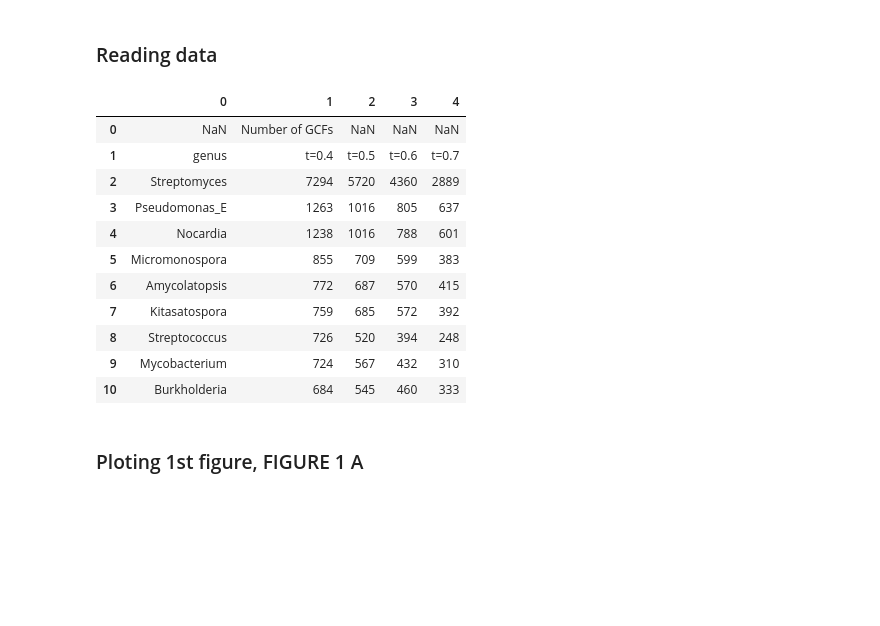
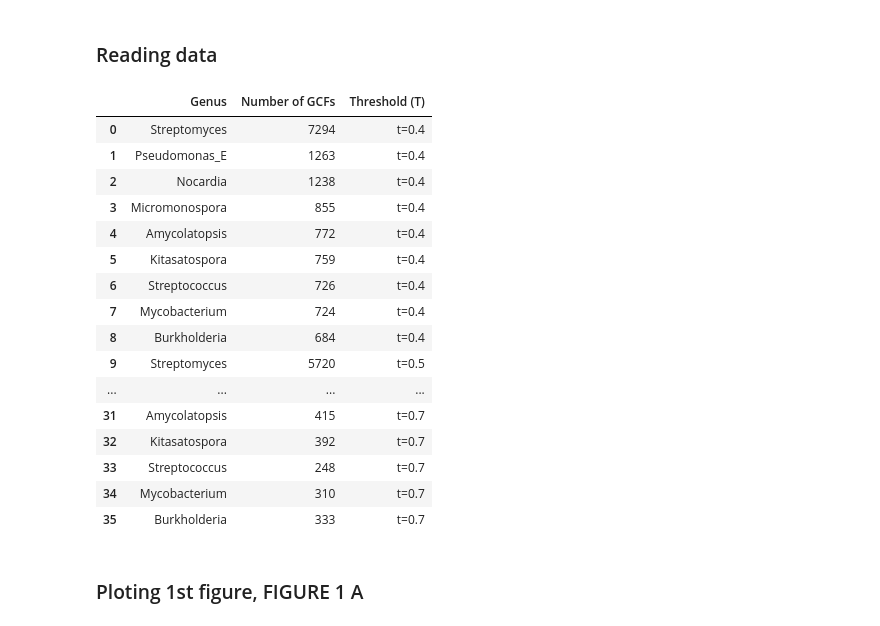
Before and after one commit to SinaBerkGolech/Metabolomics_Seminar_Topic_10, a Jupyter notebook: Figure_1/Figure_1.ipynb, the cells around one changed output. Saved outputs shown, nothing was run; the diff lists cells and outputs as text; code cells hidden in the pictures; blank space fills up the shorter version.

```diff
--- a/Figure_1/Figure_1.ipynb
+++ b/Figure_1/Figure_1.ipynb
@@ -18,21 +18,6 @@ from matplotlib_venn import venn2
 table_1_A = pd.read_excel("Table_1.xlsx", sheet_name="Fig1 panel a", header=None)
 table_1_B = pd.read_excel("Table_1.xlsx", sheet_name="Fig1 panel b", header=None)
 table_1_C = pd.read_excel("Table_1.xlsx", sheet_name="Fig1 panel c", header=None)
-# %%
-table_1_A
-# %% [output]
-|  | 0 | 1 | 2 | 3 | 4 |
-| 0 | NaN | Number of GCFs | NaN | NaN | NaN |
-| 1 | genus | t=0.4 | t=0.5 | t=0.6 | t=0.7 |
-| 2 | Streptomyces | 7294 | 5720 | 4360 | 2889 |
-| 3 | Pseudomonas_E | 1263 | 1016 | 805 | 637 |
-| 4 | Nocardia | 1238 | 1016 | 788 | 601 |
-| 5 | Micromonospora | 855 | 709 | 599 | 383 |
-| 6 | Amycolatopsis | 772 | 687 | 570 | 415 |
-| 7 | Kitasatospora | 759 | 685 | 572 | 392 |
-| 8 | Streptococcus | 726 | 520 | 394 | 248 |
-| 9 | Mycobacterium | 724 | 567 | 432 | 310 |
-| 10 | Burkholderia | 684 | 545 | 460 | 333 |
 # %%
 table_1_A.columns = table_1_A.iloc[1].values
 
@@ -53,6 +38,26 @@ newdf = newdf.reset_index(drop=True)
 for i in range(1,4):
     newdf.loc[i*9:((i+1)*9)-1,["Number of GCFs"]] = df[df.columns[i+1]].values.reshape((-1,1))
     newdf.loc[i*9:((i+1)*9)-1,["Threshold (T)"]] = np.array([df.columns[i+1]]*9).reshape((-1,1))
+# %%
+newdf
+# %% [output]
+|  | Genus | Number of GCFs | Threshold (T) |
+| 0 | Streptomyces | 7294 | t=0.4 |
+| 1 | Pseudomonas_E | 1263 | t=0.4 |
+| 2 | Nocardia | 1238 | t=0.4 |
+| 3 | Micromonospora | 855 | t=0.4 |
+| 4 | Amycolatopsis | 772 | t=0.4 |
+| 5 | Kitasatospora | 759 | t=0.4 |
+| 6 | Streptococcus | 726 | t=0.4 |
+| 7 | Mycobacterium | 724 | t=0.4 |
+| 8 | Burkholderia | 684 | t=0.4 |
+| 9 | Streptomyces | 5720 | t=0.5 |
+| ... | ... | ... | ... |
+| 31 | Amycolatopsis | 415 | t=0.7 |
+| 32 | Kitasatospora | 392 | t=0.7 |
+| 33 | Streptococcus | 248 | t=0.7 |
+| 34 | Mycobacterium | 310 | t=0.7 |
+| 35 | Burkholderia | 333 | t=0.7 |
 # %% [markdown]
 ### Ploting 1st figure, FIGURE 1 A
 # %%
```
Also changed, not shown: parts of 3 cells of this notebook, 8 other files.
